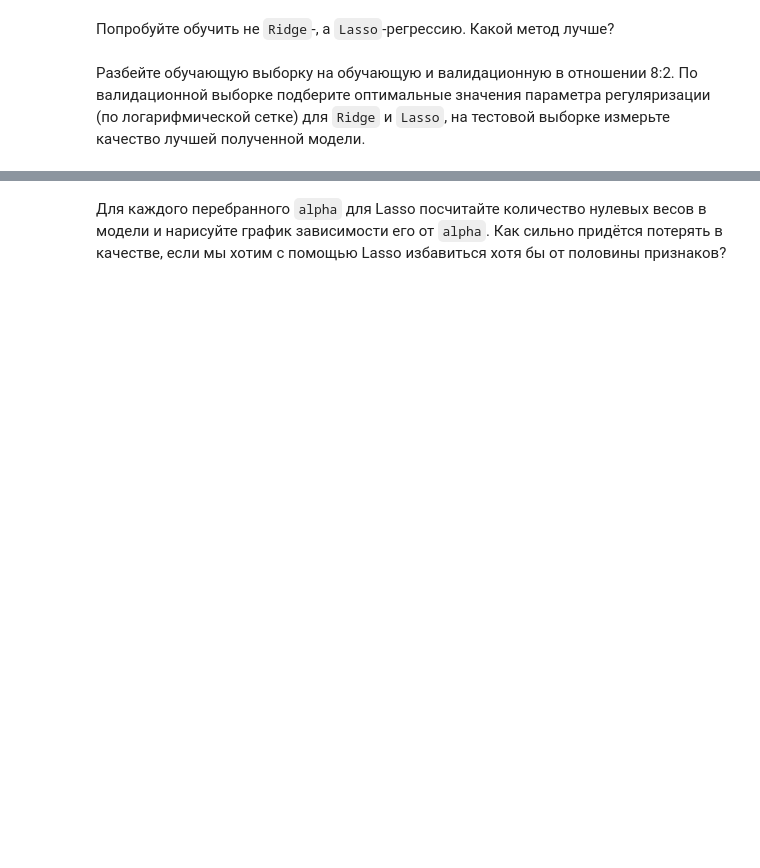
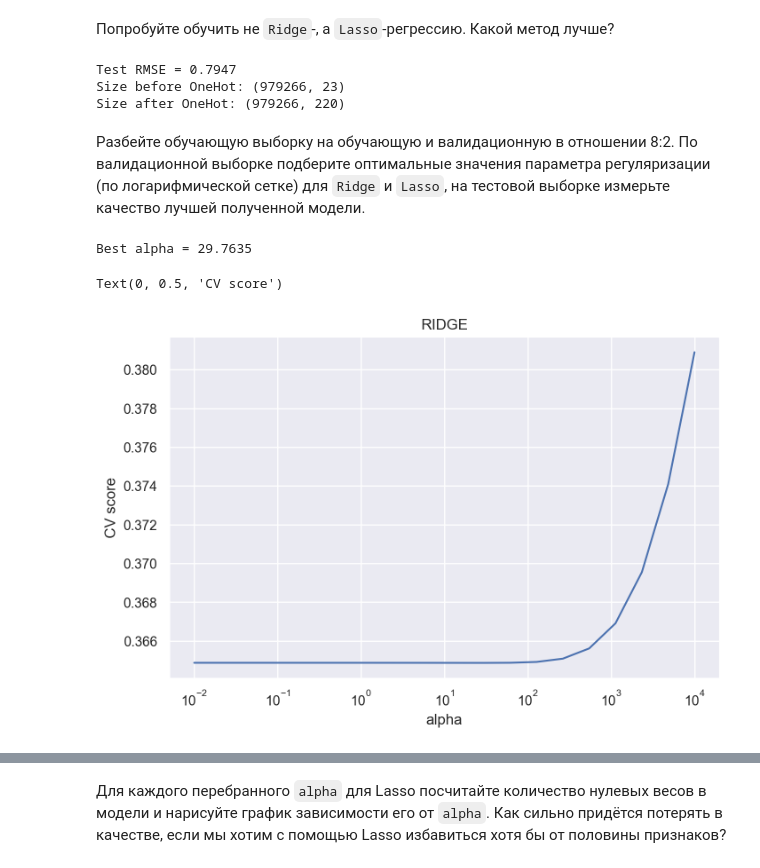
Before and after one commit to Nojatij/ml_courses, a Jupyter notebook: 1_st_course/homework/hw2/homework-practice-02-linregr.ipynb, the cells around one changed output, grey strips where cells are left out. Saved outputs shown, nothing was run; the diff lists cells and outputs as text; code cells hidden in the pictures; blank space fills up the shorter version.

```diff
--- a/1_st_course/homework/hw2/homework-practice-02-linregr.ipynb
+++ b/1_st_course/homework/hw2/homework-practice-02-linregr.ipynb
@@ -841,2 +856,26 @@ display(reg_residuals.shape, X_train.shape, y_train.shape)
 # %% [markdown]
 Обучите модель на очищенных данных и посчитайте качество на тестовой выборке.
+# %%
+numeric_features = ['log_haversine']
+categorical_features = ['pickup_datetime_hour', 'pickup_datetime_month', 'pickup_datetime_day', 'pickup_datetime_weekday', 'num_pickup', 'num_dropoff','passenger_count']
+train_features = ['pickup_datetime_hour', 'passenger_count',
+       'pickup_datetime_weekday', 'pickup_datetime_month',
+       'pickup_datetime_day', 'is_anomaly_1', 'is_anomaly_2',
+       'log_haversine', 'is_jam', 'is_free', 'airports', 'num_pickup', 'num_dropoff', 'vendor_id', 'store_and_fwd_flag']
+
+
+column_transformer = ColumnTransformer([
+    ('ohe', OneHotEncoder(handle_unknown="ignore"), categorical),
+    ('scaling', StandardScaler(), numeric_features)
+])
+
+pipeline = Pipeline(steps=[
+    ('ohe_and_scaling', column_transformer),
+    ('regression', Ridge())
+])
+
+model = pipeline.fit(X_train[train_features], y_train.log_trip_duration)
+y_pred = model.predict(X_test[train_features])
+print("Test RMSE = %.4f" % mean_squared_error(y_test, y_pred, squared=False))
+print("Size before OneHot:", X_train.shape)
+print("Size after OneHot:", column_transformer.transform(X_train).shape)
@@ -851,2 +896,19 @@ display(reg_residuals.shape, X_train.shape, y_train.shape)
+# %%
+from sklearn.linear_model import Lasso
+
+lasso_pipeline = Pipeline(steps=[
+    ('ohe_and_scaling', column_transformer),
+    ('regression', Lasso())
+])
+
+model = lasso_pipeline.fit(X_train[train_features], y_train.log_trip_duration)
+y_pred = model.predict(X_test[train_features])
+print("Test RMSE = %.4f" % mean_squared_error(y_test, y_pred, squared=False))
+print("Size before OneHot:", X_train.shape)
+print("Size after OneHot:", column_transformer.transform(X_train).shape)
+# %% [output]
+Test RMSE = 0.7947
+Size before OneHot: (979266, 23)
+Size after OneHot: (979266, 220)
 # %% [markdown]
 Разбейте обучающую выборку на обучающую и валидационную в отношении 8:2. По валидационной выборке подберите оптимальные значения параметра регуляризации (по логарифмической сетке) для `Ridge` и `Lasso`, на тестовой выборке измерьте качество лучшей полученной модели.
@@ -854,0 +915,24 @@ display(reg_residuals.shape, X_train.shape, y_train.shape)
+# %%
+X = X_train
+y = y_train['log_trip_duration']
+X_train, X_val, y_train, y_val = train_test_split(X, y, test_size=0.2, random_state=10)
+# %%
+from sklearn.model_selection import GridSearchCV
+
+alphas = np.logspace(-2, 4, 20)
+searcher = GridSearchCV(pipeline, [{"regression__alpha": alphas}],
+                        scoring="neg_root_mean_squared_error", cv=10, n_jobs=-1)
+searcher.fit(X_val[train_features], y_val)
+
+best_alpha_ridge = searcher.best_params_["regression__alpha"]
+print("Best alpha = %.4f" % best_alpha_ridge)
+
+plt.title('RIDGE')
+plt.plot(alphas, -searcher.cv_results_["mean_test_score"])
+plt.xscale("log")
+plt.xlabel("alpha")
+plt.ylabel("CV score")
+# %% [output]
+Best alpha = 29.7635
+Text(0, 0.5, 'CV score')
+[figure, added]
```
Also changed, not shown: parts of 30 cells of this notebook.
